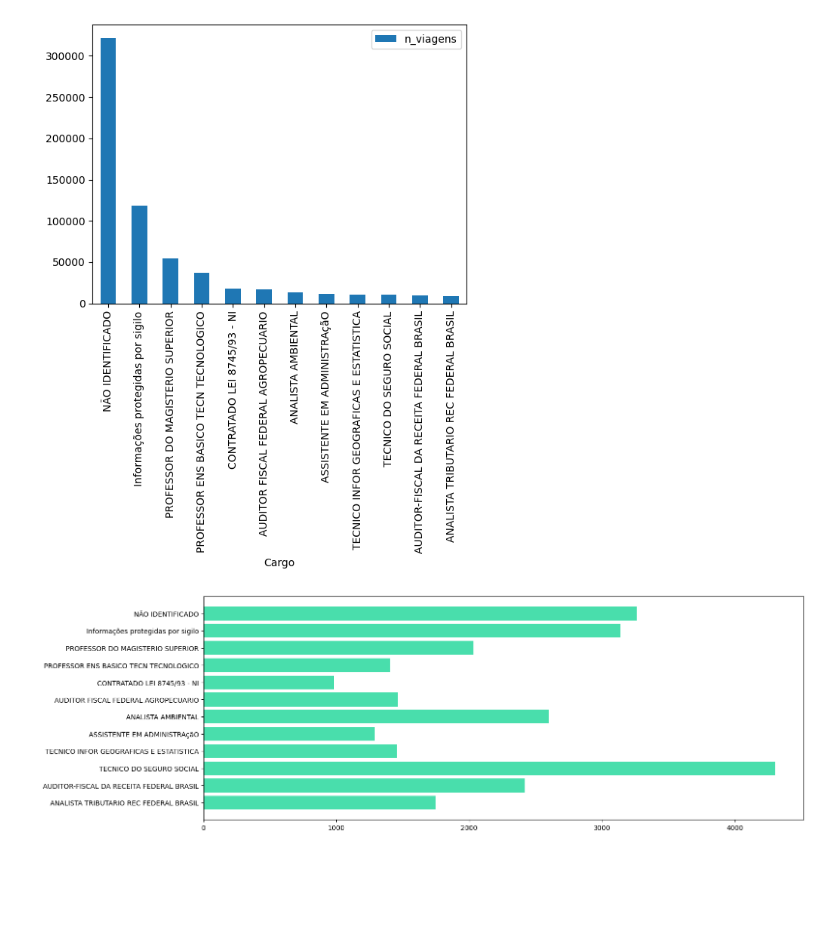
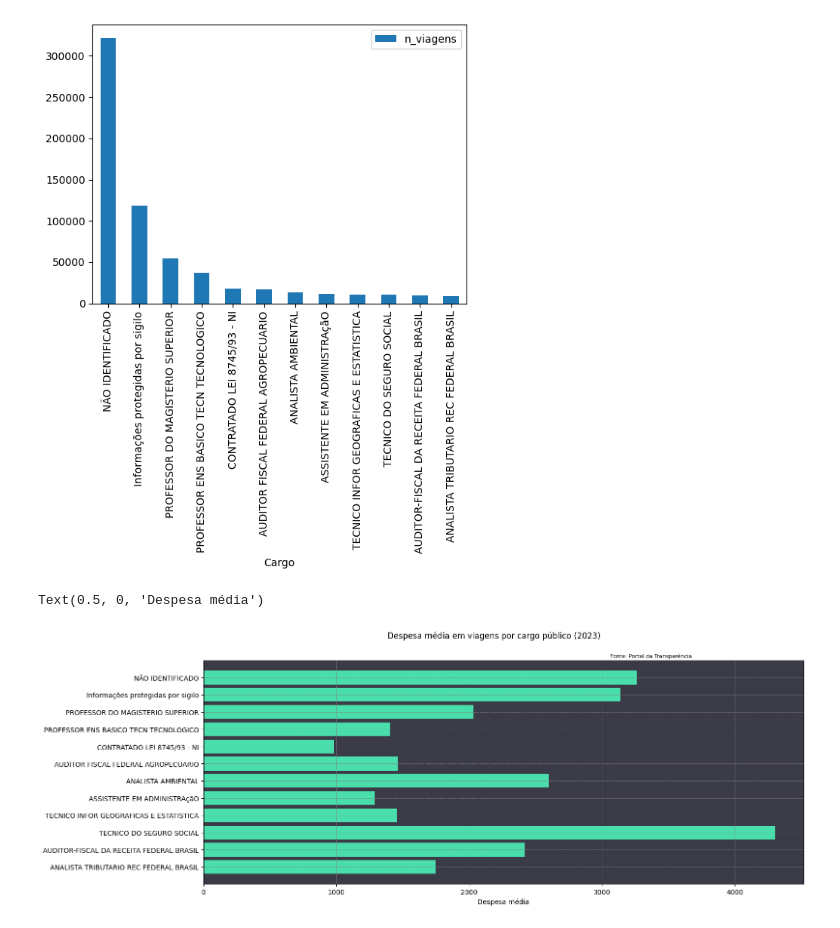
Before and after one commit to araujojv/Estudos_py_ml, a Jupyter notebook: analise_de_dados/projeto_pandas_governo/teste.ipynb, the cells around one changed output. Saved outputs shown, nothing was run; the diff lists cells and outputs as text; code cells hidden in the pictures; blank space fills up the shorter version.

Commit message:
feat-ajustando o grafico

```diff
--- a/analise_de_dados/projeto_pandas_governo/teste.ipynb
+++ b/analise_de_dados/projeto_pandas_governo/teste.ipynb
@@ -158,9 +158,19 @@ import matplotlib.pyplot as plt
 # %%
 #criacao de figura
 fig, ax = plt.subplots(figsize=(16, 6))
 
 #plotando o grafico
 ax.barh(df_final['Cargo'], df_final['despesa_media'], color="#49deac")
 ax.invert_yaxis()
+
+##ajustando o grafico
+
+ax.set_facecolor('#3b3b47')
+fig.suptitle('Despesa média em viagens por cargo público (2023)')
+plt.figtext(0.65, 0.89, 'Fonte: Portal da Transparência', fontsize=8)
+plt.grid(color='gray', linestyle='--', linewidth=0.5)
+plt.yticks(fontsize=10)
+plt.xlabel('Despesa média')
 # %% [output]
+Text(0.5, 0, 'Despesa média')
-[figure, old version]
+[figure, new version]
```
